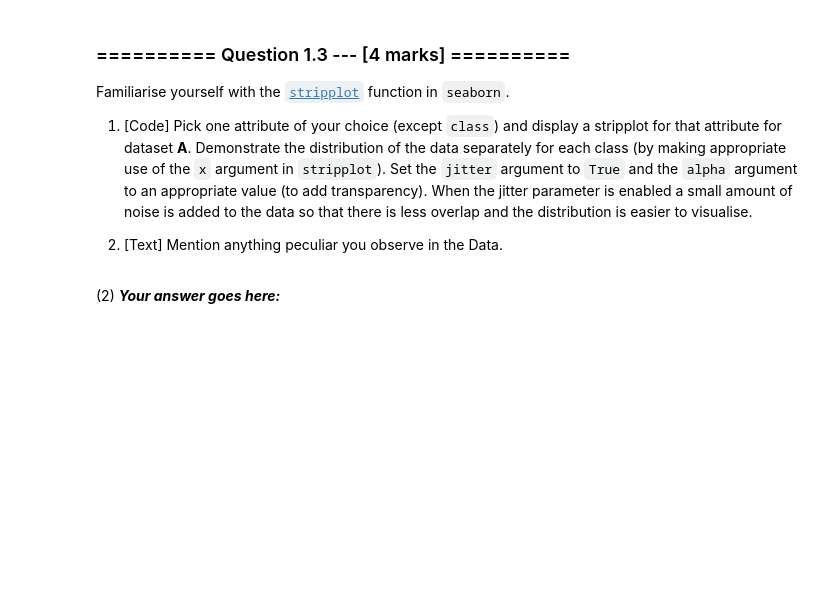
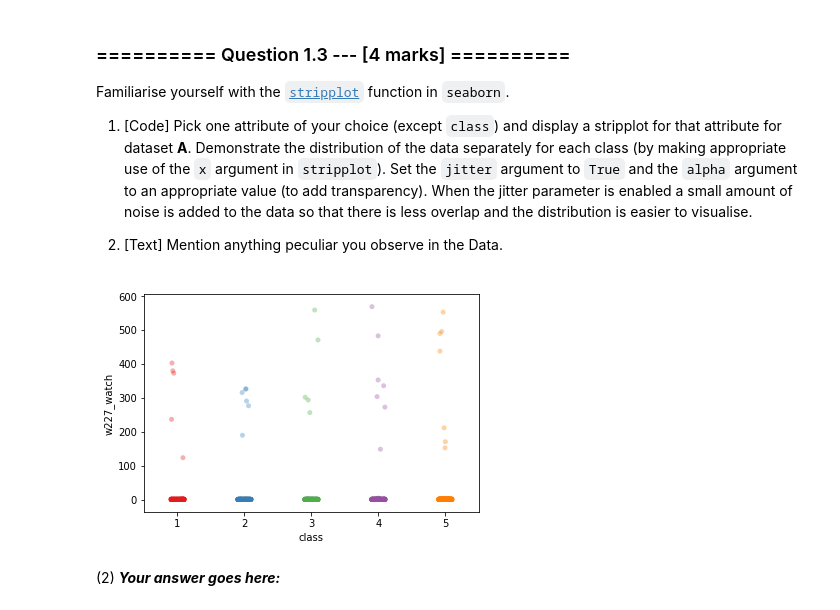
Before and after one commit to ishanparikh/IAML2018, a Jupyter notebook: Assignments/01_Analysis.ipynb, the cells around one changed output. Drawn from its saved outputs; the diff is of its cells as text; code cells hidden in the pictures; blank space fills up the shorter version.

```diff
--- a/Assignments/01_Analysis.ipynb
+++ b/Assignments/01_Analysis.ipynb
@@ -171,3 +182,14 @@ Familiarise yourself with the [`stripplot`](https://seaborn.github.io/generated/
+# %%
+# # (1) # Your Code goes here:
+# >>> import seaborn as sns
+# >>> sns.set(style="whitegrid")
+# >>> tips = sns.load_dataset("tips")
+# >>> ax = sns.stripplot(x=tips["total_bill"])
+ax = sns.stripplot(x="class", y='w227_watch', hue=None, data=reader, order=None, hue_order=None,
+                         jitter=True, dodge=False, orient=None, color=None,alpha=.35,
+                         palette="Set1", size=5, edgecolor='gray', linewidth=0, ax=None)
+# %% [output]
+[figure, added]
 # %% [markdown]
 (2) ***Your answer goes here:***
 # %% [markdown]
```
Also changed, not shown: parts of 4 cells of this notebook, 1 other file.
